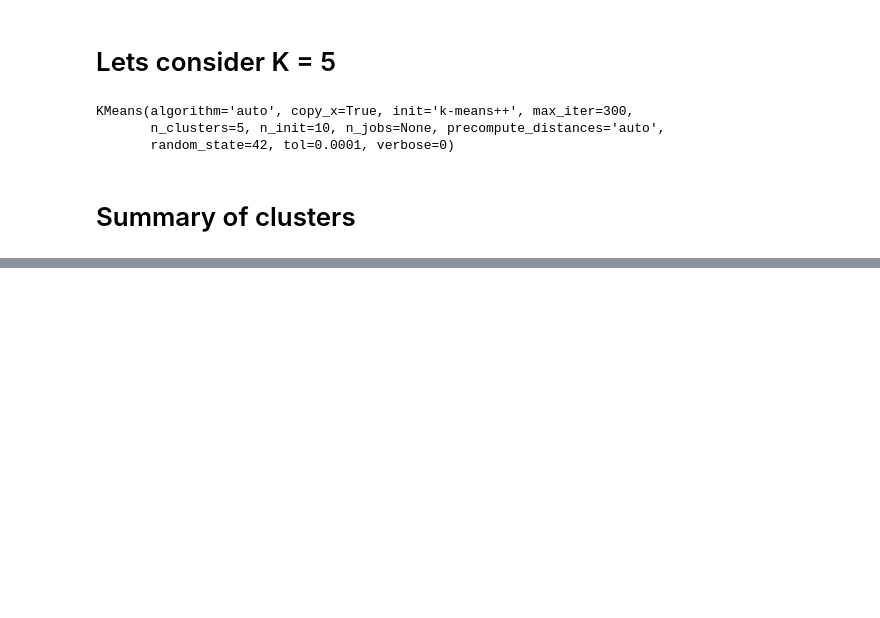
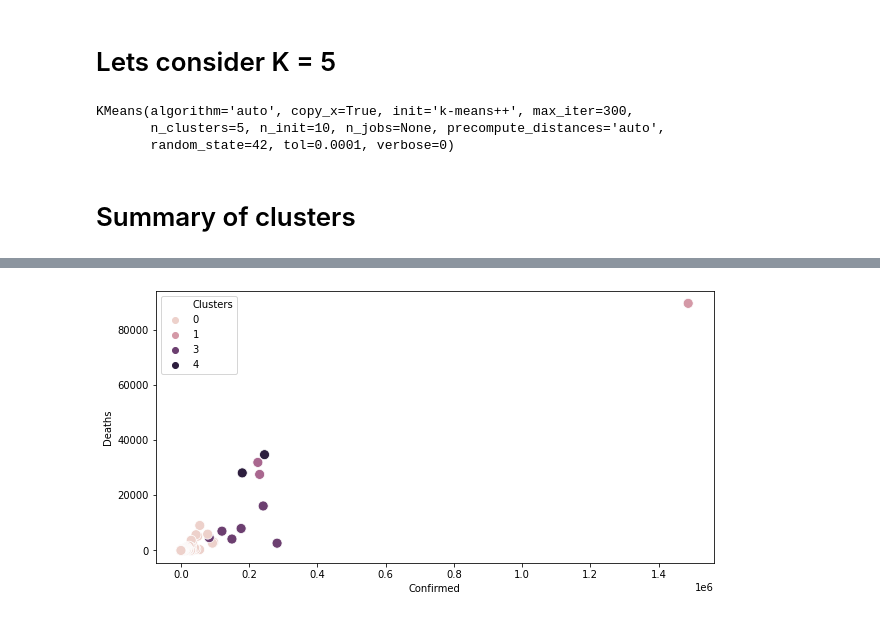
Before and after one commit to singhshivam/Covid-visualization, a Jupyter notebook: graphs/Clustering Countries.ipynb, the cells around one changed output, grey strips where cells are left out. Cells and saved outputs as stored; diff of their text form; code cells hidden in the pictures; blank space fills up the shorter version.

Commit message:
adding countrywise cluster

```diff
--- a/graphs/Clustering Countries.ipynb
+++ b/graphs/Clustering Countries.ipynb
@@ -93,0 +131,6 @@ countrywise["Clusters"]=clf_final.predict(X)
+# %%
+plt.figure(figsize=(10,5))
+sns.scatterplot(x=countrywise["Confirmed"],y=countrywise["Deaths"],hue=countrywise["Clusters"],s=100)
+countrywise[["Confirmed", "Deaths", "Clusters"]].to_csv('countrywise-clusters.csv')
+# %% [output]
+[figure, added]
```
Also changed, not shown: parts of 5 cells of this notebook, 5 other files.
